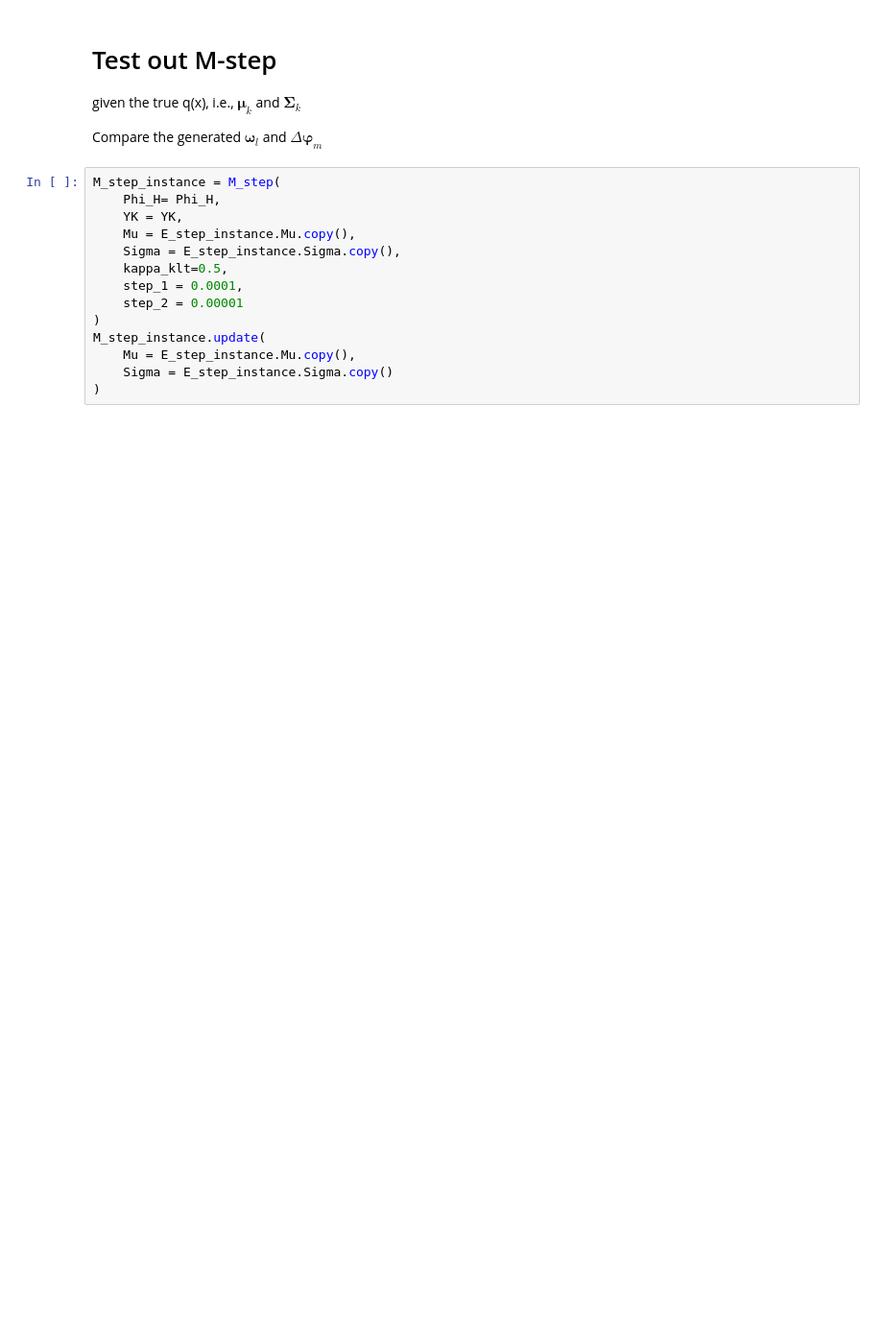
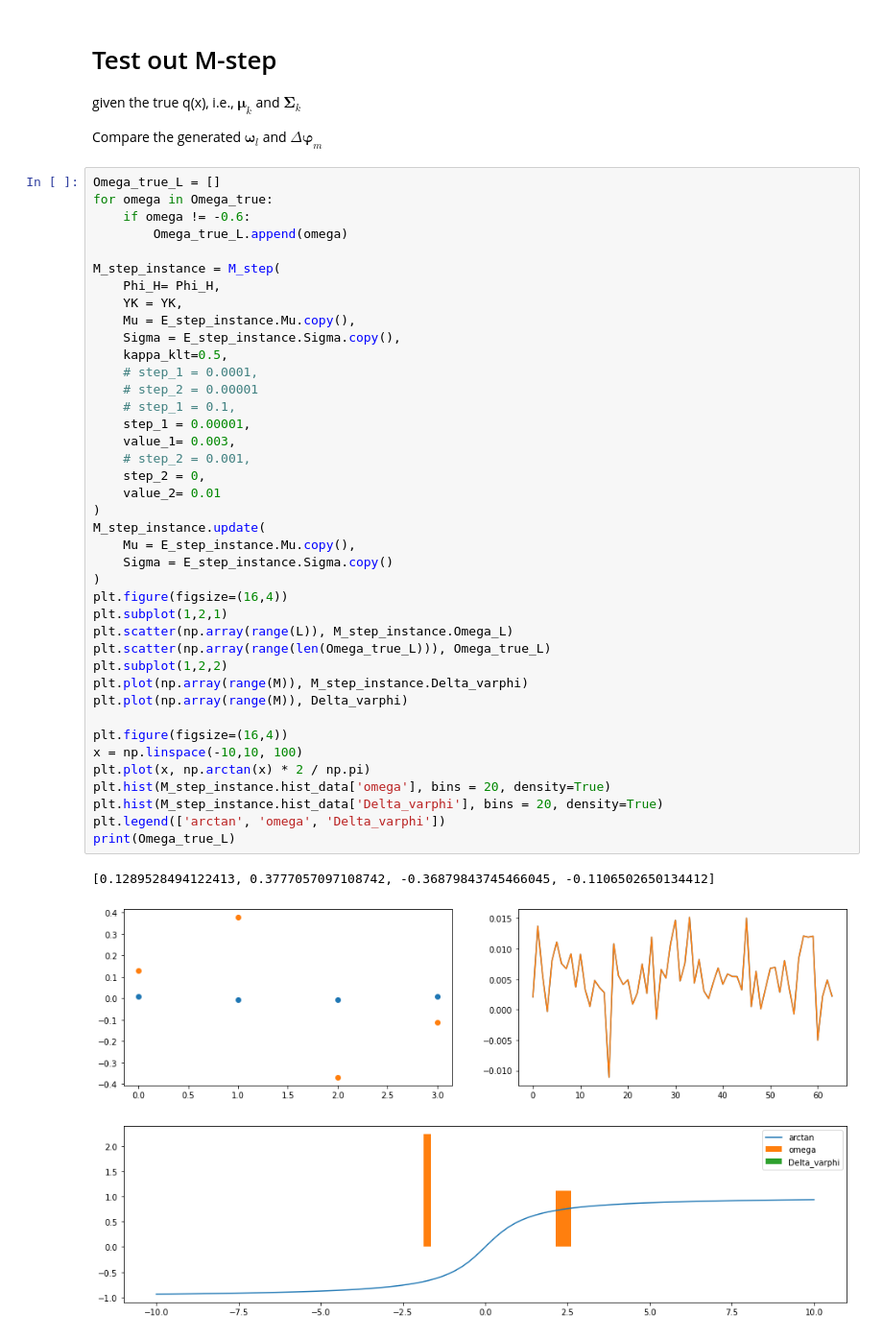
Before and after one commit to Brook1711/RIS-Angular-Domain, a Jupyter notebook: code_main/Alg.ipynb, the cells around one changed output. Shown at 96% size. Saved outputs shown, nothing was run; the diff lists cells and outputs as text; blank space fills up the shorter version.

```diff
--- a/code_main/Alg.ipynb
+++ b/code_main/Alg.ipynb
@@ -879,20 +913,50 @@ class M_step:
 given the true q(x), i.e., $\boldsymbol{\mu}_k$ and $\mathbf{\Sigma}_k$
 
 Compare the generated $\boldsymbol{\omega}_l$ and $\Delta \boldsymbol{\varphi}_m$
-# %%
-M_step_instance = M_step(
-    Phi_H= Phi_H,
-    YK = YK,
-    Mu = E_step_instance.Mu.copy(),
-    Sigma = E_step_instance.Sigma.copy(),
-    kappa_klt=0.5,
-    step_1 = 0.0001,
-    step_2 = 0.00001
-)
-M_step_instance.update(
-    Mu = E_step_instance.Mu.copy(),
-    Sigma = E_step_instance.Sigma.copy()
-)
+# %%
+Omega_true_L = []
+for omega in Omega_true:
+    if omega != -0.6:
+        Omega_true_L.append(omega)
+
+M_step_instance = M_step(
+    Phi_H= Phi_H,
+    YK = YK,
+    Mu = E_step_instance.Mu.copy(),
+    Sigma = E_step_instance.Sigma.copy(),
+    kappa_klt=0.5,
+    # step_1 = 0.0001,
+    # step_2 = 0.00001
+    # step_1 = 0.1,
+    step_1 = 0.00001,
+    value_1= 0.003,
+    # step_2 = 0.001,
+    step_2 = 0,
+    value_2= 0.01
+)
+M_step_instance.update(
+    Mu = E_step_instance.Mu.copy(),
+    Sigma = E_step_instance.Sigma.copy()
+)
+plt.figure(figsize=(16,4))
+plt.subplot(1,2,1)
+plt.scatter(np.array(range(L)), M_step_instance.Omega_L)
+plt.scatter(np.array(range(len(Omega_true_L))), Omega_true_L)
+plt.subplot(1,2,2)
+plt.plot(np.array(range(M)), M_step_instance.Delta_varphi)
+plt.plot(np.array(range(M)), Delta_varphi)
+
+plt.figure(figsize=(16,4))
+x = np.linspace(-10,10, 100)
+plt.plot(x, np.arctan(x) * 2 / np.pi)
+plt.hist(M_step_instance.hist_data['omega'], bins = 20, density=True)
+plt.hist(M_step_instance.hist_data['Delta_varphi'], bins = 20, density=True)
+plt.legend(['arctan', 'omega', 'Delta_varphi'])
+print(Omega_true_L)
+# %% [output]
+[0.1289528494122413, 0.3777057097108742, -0.36879843745466045, -0.1106502650134412]
+[figure, added]
+[figure, added]
 # %%
 M_step_test_loop = 10
 for i in range(M_step_test_loop):
```
Also changed, not shown: parts of 3 cells of this notebook.
